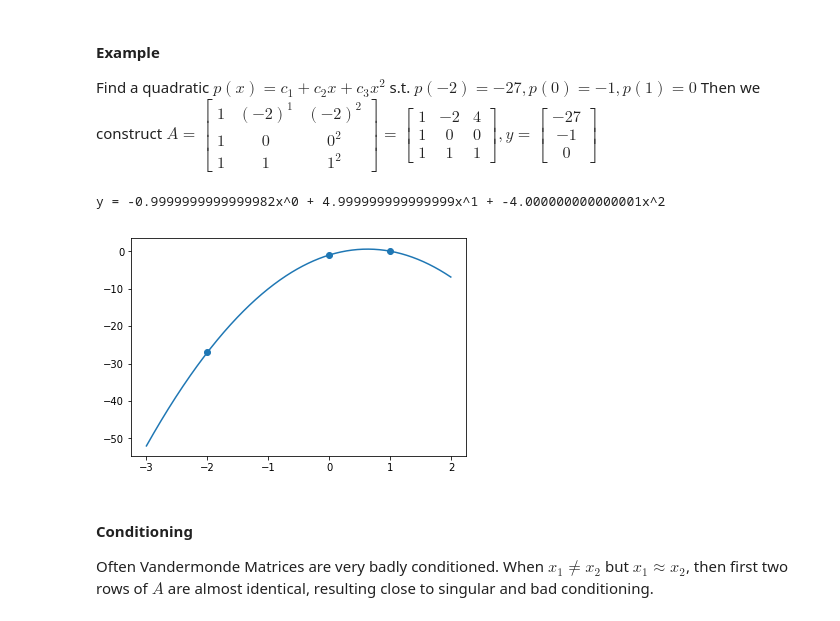
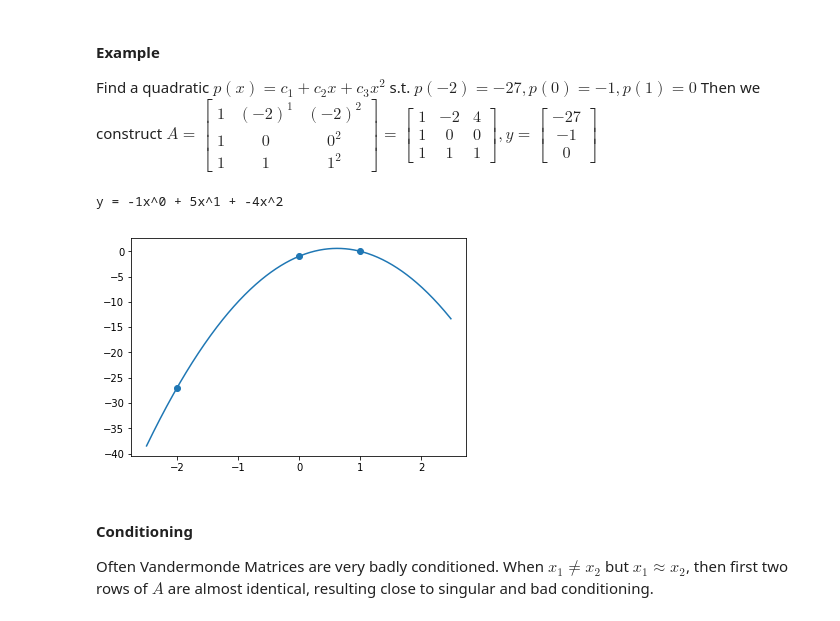
Before and after one commit to lihd1003/19W-Course-Material, a Jupyter notebook: CSC336 Numerical Methods/Interpolations.ipynb, the cells around one changed output. Cells and saved outputs as stored; diff of their text form; code cells hidden in the pictures.

```diff
--- a/CSC336 Numerical Methods/Interpolations.ipynb
+++ b/CSC336 Numerical Methods/Interpolations.ipynb
@@ -53,16 +54,16 @@ def find_fit(x, y):
     c = np.linalg.solve(A, y)
     return c
 c = find_fit(x, y)
-print("y = " + " + ".join([str(c[i]) + "x^" + str(i) for i in range(c.shape[0])]))
+print("y = " + " + ".join([str(int(round(c[i]))) + "x^" + str(i) for i in range(c.shape[0])]))
 # %% [output]
-y = -0.9999999999999982x^0 + 4.999999999999999x^1 + -4.000000000000001x^2
+y = -1x^0 + 5x^1 + -4x^2
 # %%
-xl = np.arange(-3, 2, 0.01)
+xl = np.arange(-2.5, 2.5, 0.01)
 yl = sum([c[i] * (xl ** i) for i in range(c.shape[0])])
 plt.plot(xl, yl)
 plt.scatter(x, y);
 # %% [output]
-[figure, old version]
+[figure, new version]
 # %% [markdown]
 #### Conditioning
 Often Vandermonde Matrices are very badly conditioned. When $x_1\neq x_2$ but $x_1\approx x_2$, then first two rows of $A$ are almost identical, resulting close to singular and bad conditioning.
```
Also changed, not shown: parts of 14 cells of this notebook, 1 other file.
